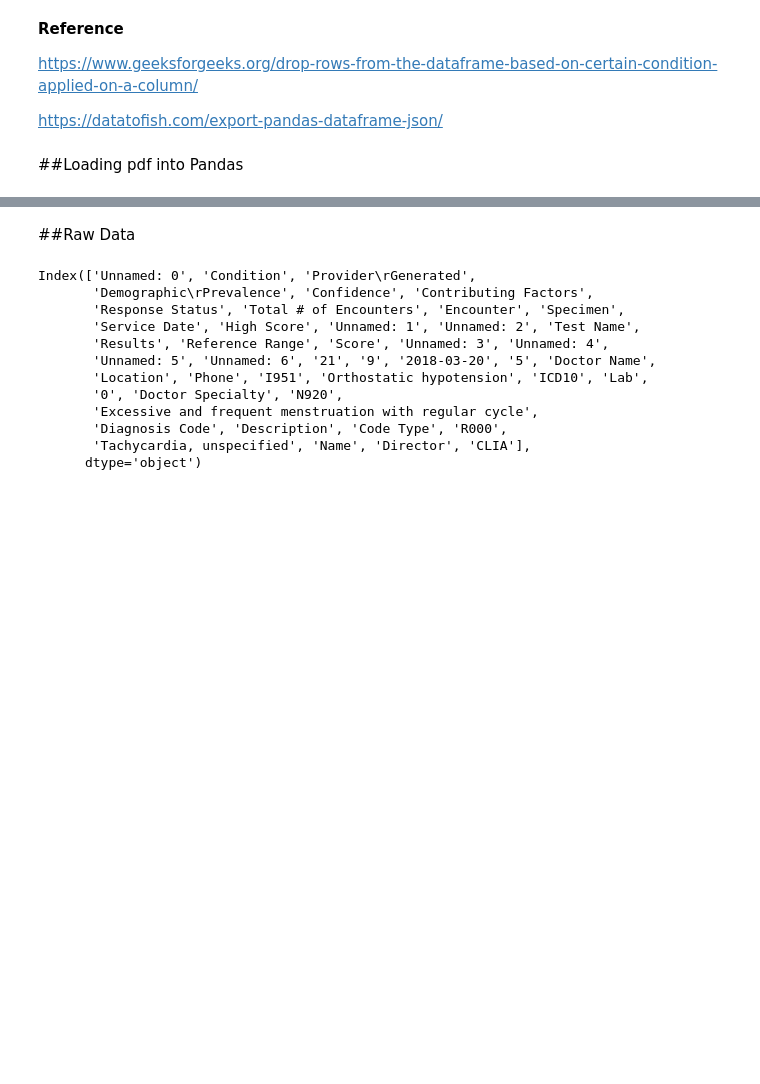
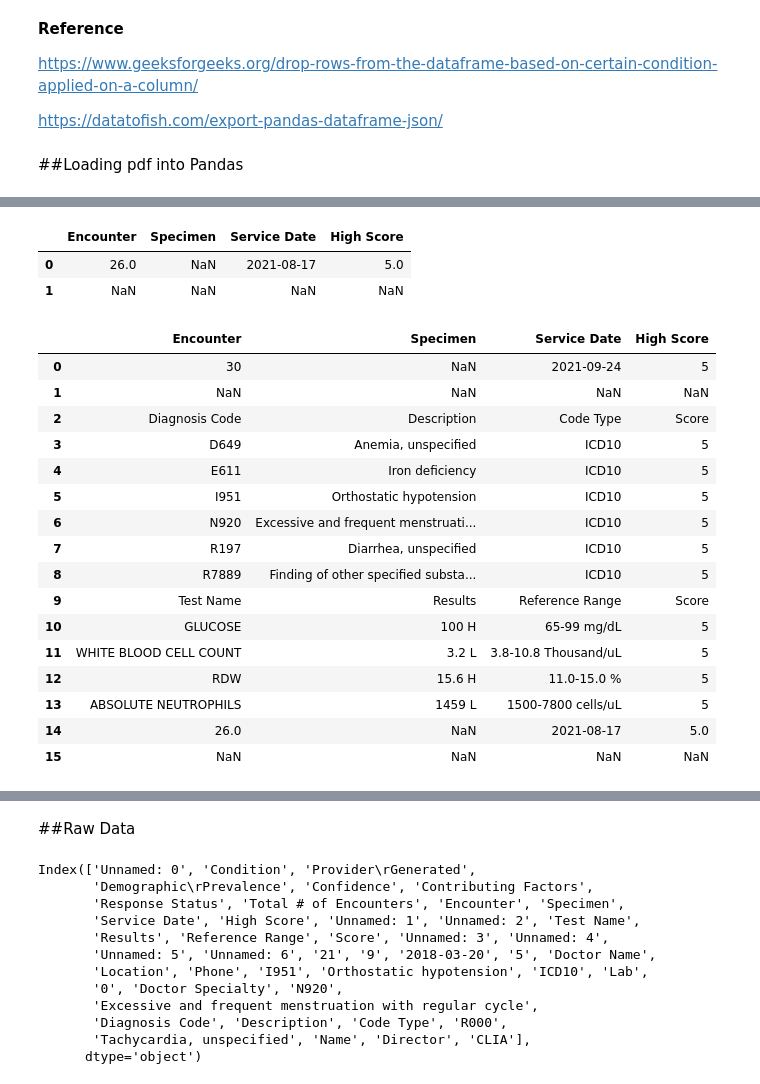
Before and after one commit to rahiakela/data-science-research-and-practice, a Jupyter notebook: data-extraction-works/01-tabulapy.ipynb, the cells around one changed output, grey strips where cells are left out. Drawn from its saved outputs; the diff is of its cells as text; code cells hidden in the pictures; blank space fills up the shorter version.

```diff
--- a/data-extraction-works/01-tabulapy.ipynb
+++ b/data-extraction-works/01-tabulapy.ipynb
@@ -36,0 +54,13 @@ dfs[1]
+# %%
+def drop_unwanted_columns(df):
+  wanted_columns = ['Unnamed: 0', 'Unnamed: 1', 'Unnamed: 2', 'Unnamed: 3', 'Unnamed: 4', 'Unnamed: 5', 'Unnamed: 6']
+  drop_columns = []
+  for col in df.columns:
+    if col in wanted_columns:
+      drop_columns.append(col)
+  data_df = df[df.columns.drop(drop_columns)]
+  return data_df
+# %%
+# drop unwanted columns
+data_df = drop_unwanted_columns(dfs[8])
+data_df
@@ -36,0 +83,29 @@ dfs[1]
+# %%
+data_df1 = drop_unwanted_columns(dfs[11])
+data_df1
+# %% [output]
+|  | Encounter | Specimen | Service Date | High Score |
+| 0 | 26.0 | NaN | 2021-08-17 | 5.0 |
+| 1 | NaN | NaN | NaN | NaN |
+# %%
+# data_df["Encounter"] = data_df1["Encounter"]
+data_df2 = pd.concat([data_df, data_df1]).reset_index(drop = True)
+data_df2
+# %% [output]
+|  | Encounter | Specimen | Service Date | High Score |
+| 0 | 30 | NaN | 2021-09-24 | 5 |
+| 1 | NaN | NaN | NaN | NaN |
+| 2 | Diagnosis Code | Description | Code Type | Score |
+| 3 | D649 | Anemia, unspecified | ICD10 | 5 |
+| 4 | E611 | Iron deficiency | ICD10 | 5 |
+| 5 | I951 | Orthostatic hypotension | ICD10 | 5 |
+| 6 | N920 | Excessive and frequent menstruati... | ICD10 | 5 |
+| 7 | R197 | Diarrhea, unspecified | ICD10 | 5 |
+| 8 | R7889 | Finding of other specified substa... | ICD10 | 5 |
+| 9 | Test Name | Results | Reference Range | Score |
+| 10 | GLUCOSE | 100 H | 65-99 mg/dL | 5 |
+| 11 | WHITE BLOOD CELL COUNT | 3.2 L | 3.8-10.8 Thousand/uL | 5 |
+| 12 | RDW | 15.6 H | 11.0-15.0 % | 5 |
+| 13 | ABSOLUTE NEUTROPHILS | 1459 L | 1500-7800 cells/uL | 5 |
+| 14 | 26.0 | NaN | 2021-08-17 | 5.0 |
+| 15 | NaN | NaN | NaN | NaN |
```
Also changed, not shown: parts of 13 cells of this notebook.
